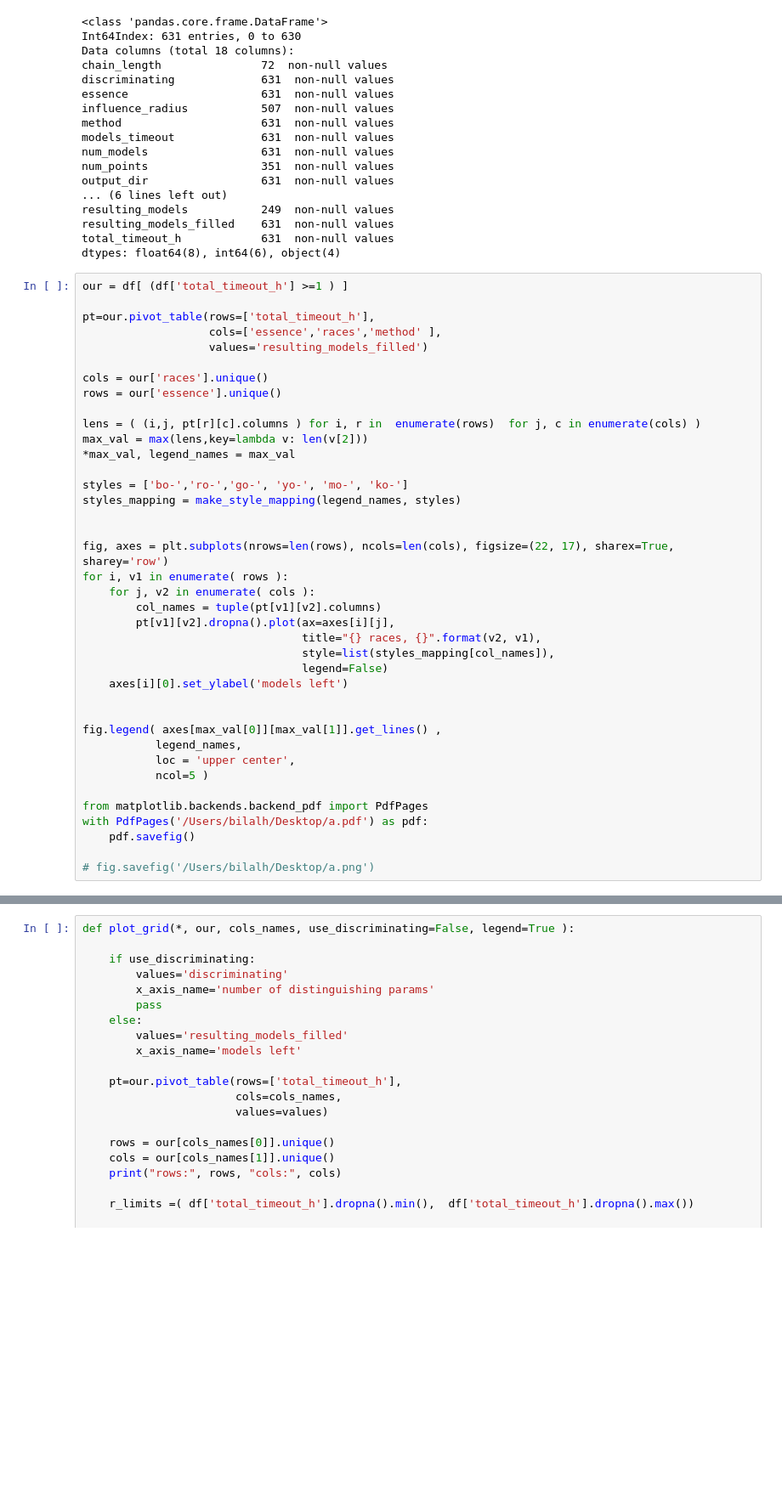
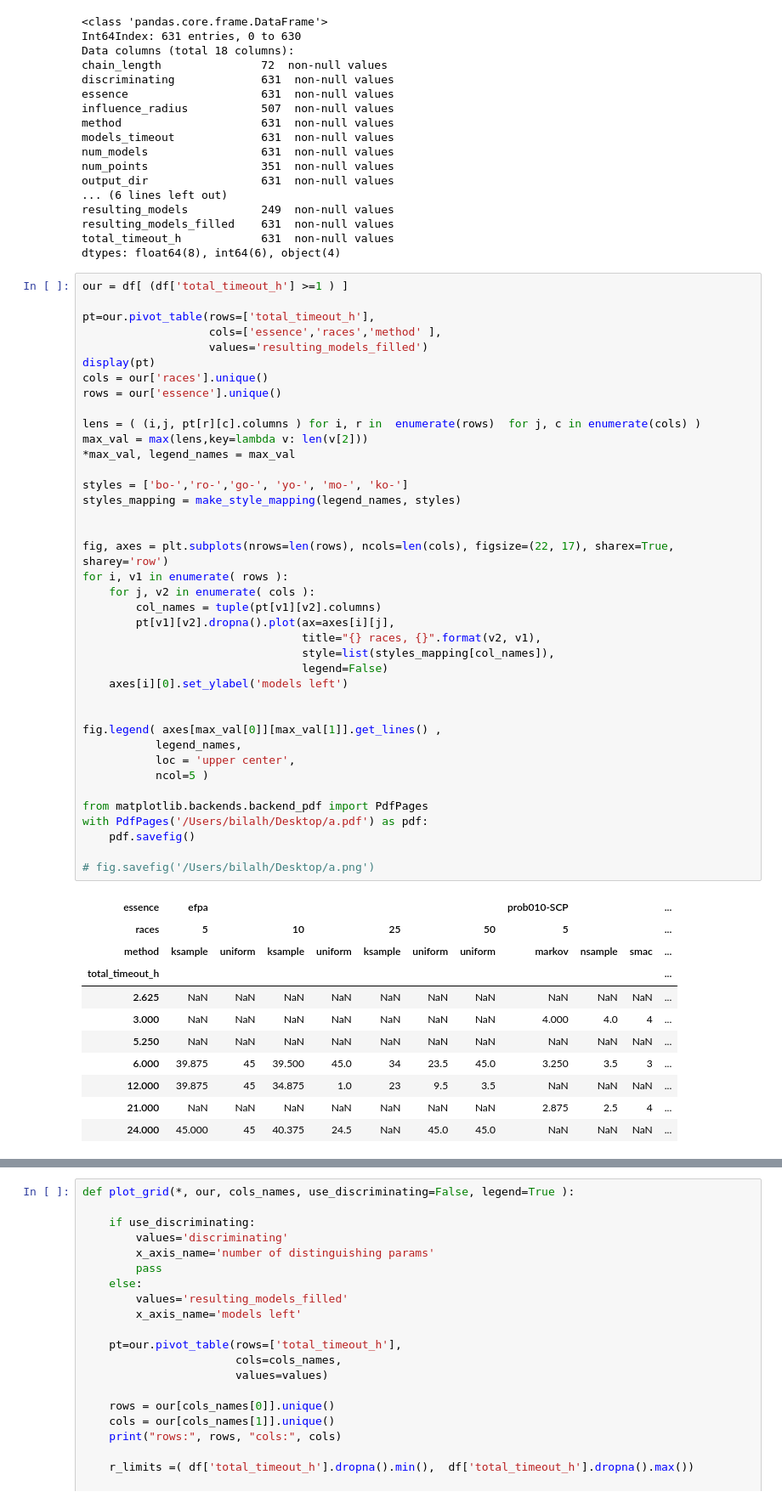
Before and after one commit to Bilalh/Gen, a Jupyter notebook: scripts/parse_results/useful.ipynb, the cells around one changed output, grey strips where cells are left out. Shown at 85% size. Drawn from its saved outputs; the diff is of its cells as text; blank space fills up the shorter version.

```diff
--- a/scripts/parse_results/useful.ipynb
+++ b/scripts/parse_results/useful.ipynb
@@ -43,40 +43,51 @@ our = df[ (df['total_timeout_h'] >=1 ) ]
 pt=our.pivot_table(rows=['total_timeout_h'],
                    cols=['essence','races','method' ],
                    values='resulting_models_filled')
-
+display(pt)
 cols = our['races'].unique()
 rows = our['essence'].unique()
 
 lens = ( (i,j, pt[r][c].columns ) for i, r in  enumerate(rows)  for j, c in enumerate(cols) )
 max_val = max(lens,key=lambda v: len(v[2]))
 *max_val, legend_names = max_val
 
 styles = ['bo-','ro-','go-', 'yo-', 'mo-', 'ko-']
 styles_mapping = make_style_mapping(legend_names, styles)
 
 
 fig, axes = plt.subplots(nrows=len(rows), ncols=len(cols), figsize=(22, 17), sharex=True, sharey='row')
 for i, v1 in enumerate( rows ):
     for j, v2 in enumerate( cols ):
         col_names = tuple(pt[v1][v2].columns)
         pt[v1][v2].dropna().plot(ax=axes[i][j],
                                  title="{} races, {}".format(v2, v1),
                                  style=list(styles_mapping[col_names]),
                                  legend=False)
     axes[i][0].set_ylabel('models left')
 
 
 fig.legend( axes[max_val[0]][max_val[1]].get_lines() ,
            legend_names,
            loc = 'upper center',
            ncol=5 )
 
 from matplotlib.backends.backend_pdf import PdfPages
 with PdfPages('/Users/bilalh/Desktop/a.pdf') as pdf:
     pdf.savefig()
 
 # fig.savefig('/Users/bilalh/Desktop/a.png')
 # %% [output]
+| essence | efpa |  |  |  |  |  |  | prob010-SCP |  |  | ... |
+| races | 5 |  | 10 |  | 25 |  | 50 | 5 |  |  | ... |
+| method | ksample | uniform | ksample | uniform | ksample | uniform | uniform | markov | nsample | smac | ... |
+| total_timeout_h |  |  |  |  |  |  |  |  |  |  | ... |
+| 2.625 | NaN | NaN | NaN | NaN | NaN | NaN | NaN | NaN | NaN | NaN | ... |
+| 3.000 | NaN | NaN | NaN | NaN | NaN | NaN | NaN | 4.000 | 4.0 | 4 | ... |
+| 5.250 | NaN | NaN | NaN | NaN | NaN | NaN | NaN | NaN | NaN | NaN | ... |
+| 6.000 | 39.875 | 45 | 39.500 | 45.0 | 34 | 23.5 | 45.0 | 3.250 | 3.5 | 3 | ... |
+| 12.000 | 39.875 | 45 | 34.875 | 1.0 | 23 | 9.5 | 3.5 | NaN | NaN | NaN | ... |
+| 21.000 | NaN | NaN | NaN | NaN | NaN | NaN | NaN | 2.875 | 2.5 | 4 | ... |
+| 24.000 | 45.000 | 45 | 40.375 | 24.5 | NaN | 45.0 | 45.0 | NaN | NaN | NaN | ... |
 [figure]
 # %%
 def plot_grid(*, our, cols_names, use_discriminating=False, legend=True ):
```
Also changed, not shown: parts of 6 cells of this notebook, 1 other file.
